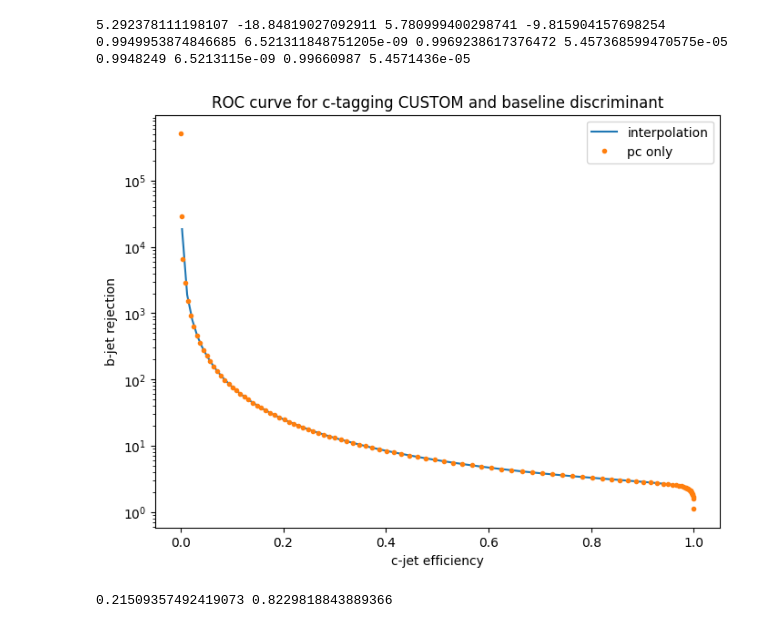
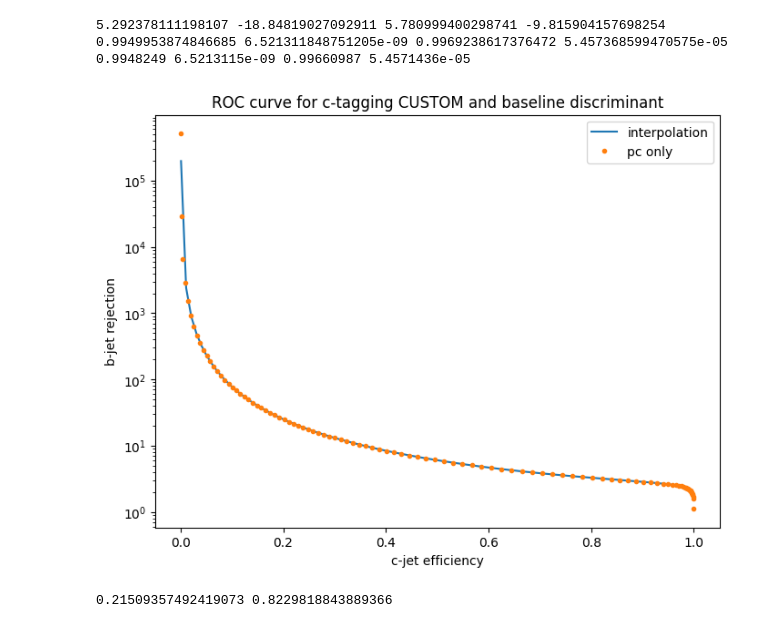
Before and after one commit to hairlessdevil/custom, a Jupyter notebook: custom_proto.ipynb, the cells around one changed output. Cells and saved outputs as stored; diff of their text form; code cells hidden in the pictures.

```diff
--- a/custom_proto.ipynb
+++ b/custom_proto.ipynb
@@ -186,25 +187,25 @@ b_rej_pc = 1/b_eff_pc
 # %%
 from scipy.interpolate import interp1d
 
-f_ATLAS = interp1d(c_eff_ATLAS, b_rej_ATLAS)
-f_pc = interp1d(c_eff_pc, b_rej_pc)
-f_CMS = interp1d(c_eff_CMS, b_rej_CMS)
+f_ATLAS = interp1d(c_eff_ATLAS, b_rej_ATLAS, kind = "slinear", fill_value = "extrapolate")
+f_pc = interp1d(c_eff_pc, b_rej_pc, kind = "slinear", fill_value = "extrapolate")
+f_CMS = interp1d(c_eff_CMS, b_rej_CMS, kind = "slinear", fill_value = "extrapolate")
 
-x_space = np.linspace(0.003, 0.99, 100)
+x_space = np.linspace(0.001, 0.99, 100)
 plt.figure(figsize=(8,6), dpi=100)
 
 #plt.plot(c_eff_ATLAS, b_rej_ATLAS, ".", label = "ATLAS-like")
 #plt.plot(c_eff_CMS, b_rej_CMS, label = "CMS-like")
 plt.plot(x_space, f_pc(x_space), label = "interpolation")
 plt.plot(c_eff_pc, b_rej_pc, ".", label = "pc only")
 plt.yscale("log", base = 10)
 plt.xlabel("c-jet efficiency")
 plt.ylabel("b-jet rejection")
 plt.title("ROC curve for c-tagging CUSTOM and baseline discriminant")
 plt.legend()
 plt.show()
 # %% [output]
-[figure, old version]
+[figure, new version]
 # %%
 print(c_jet.shape[0]/(b_jet.shape[0]), b_jet.shape[0]/(b_jet.shape[0]+c_jet.shape[0]))
 # %% [output]
```
Also changed, not shown: parts of 24 cells of this notebook.
